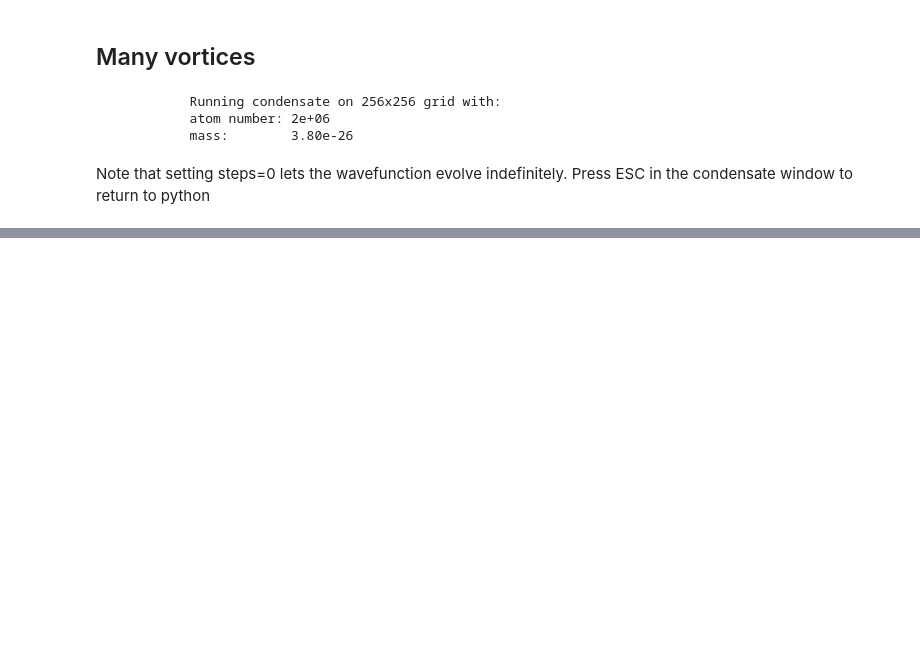
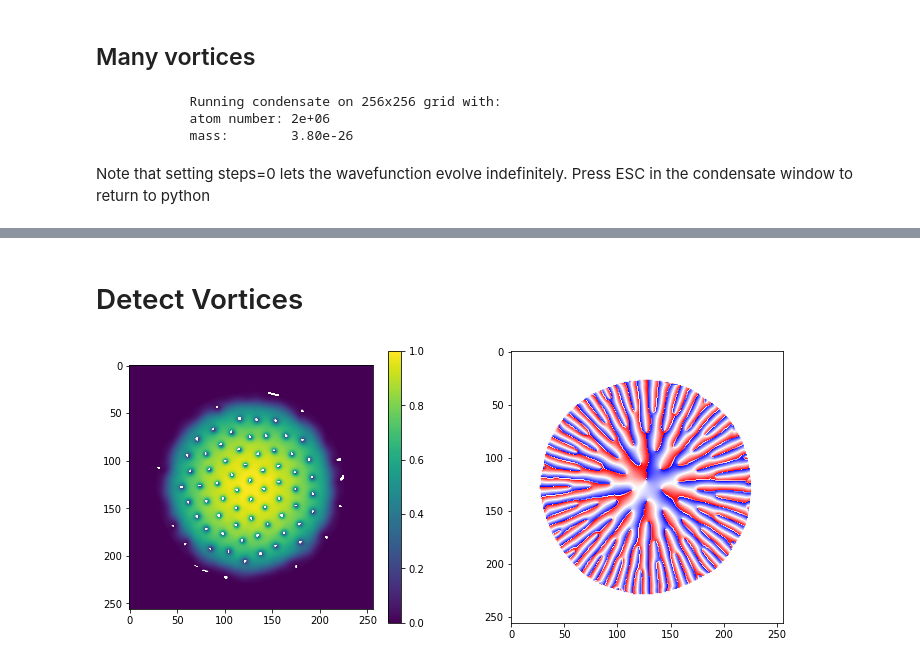
Before and after one commit to biswaroopmukherjee/condensate, a Jupyter notebook: notebooks/Vortex Lattices.ipynb, the cells around one changed output, grey strips where cells are left out. Drawn from its saved outputs; the diff is of its cells as text; code cells hidden in the pictures; blank space fills up the shorter version.

Commit message:
Added a phase vortex finder
Slow - in python. Added to utils.py. Returns a DIMxDIM array of the curl of the velocity field (zero everywhere except vortex cores).

```diff
--- a/notebooks/Vortex Lattices.ipynb
+++ b/notebooks/Vortex Lattices.ipynb
@@ -67,0 +69,9 @@ wf.show_phase()
+# %% [markdown]
+# Detect Vortices
+# %%
+v = utils.phase_vortex_finder(wf.Psi,
+                              blursigma=10,
+                              blurthreshold=0.2,
+                              debug=True)
+# %% [output]
+[figure, added]
```
Also changed, not shown: parts of 3 cells of this notebook, 1 other file.
